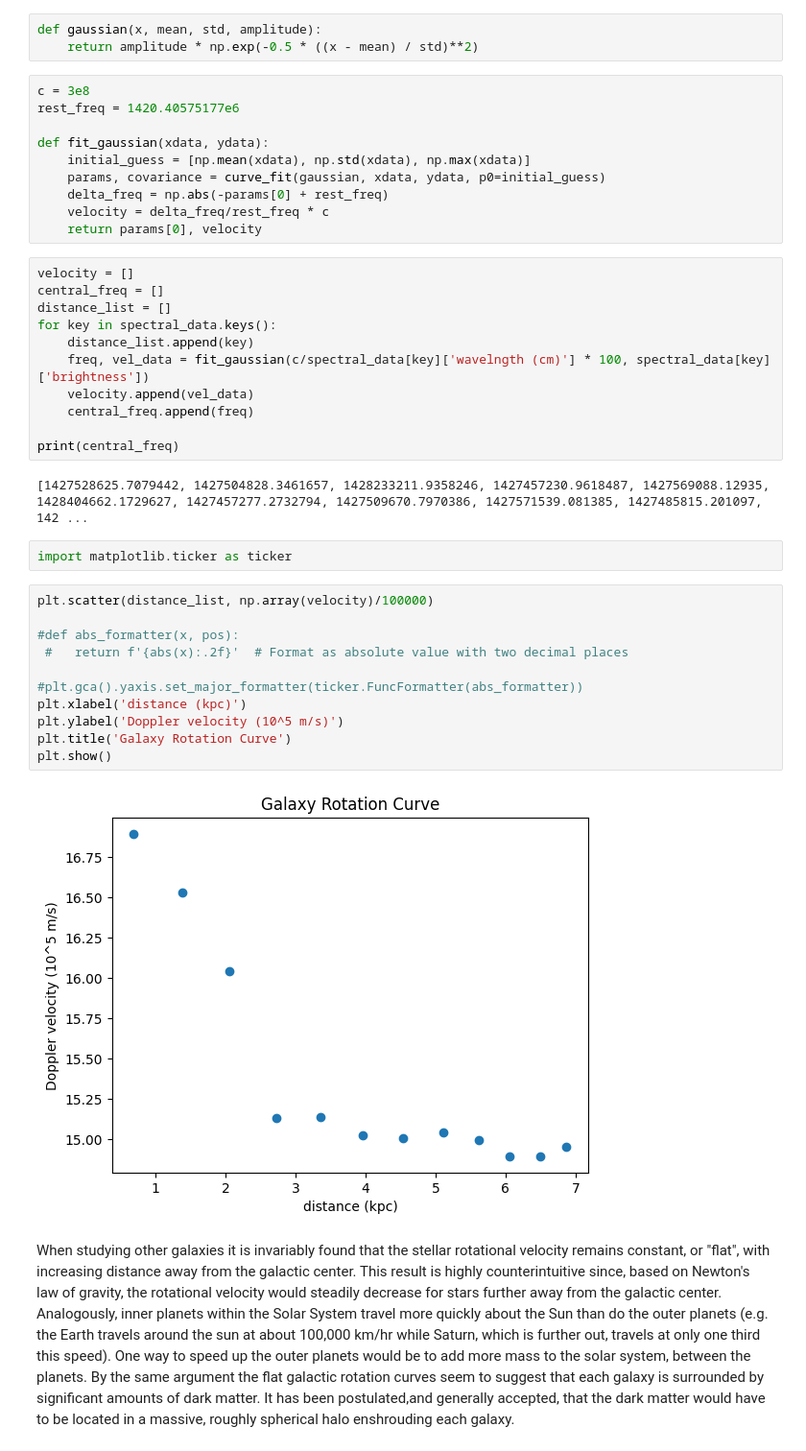
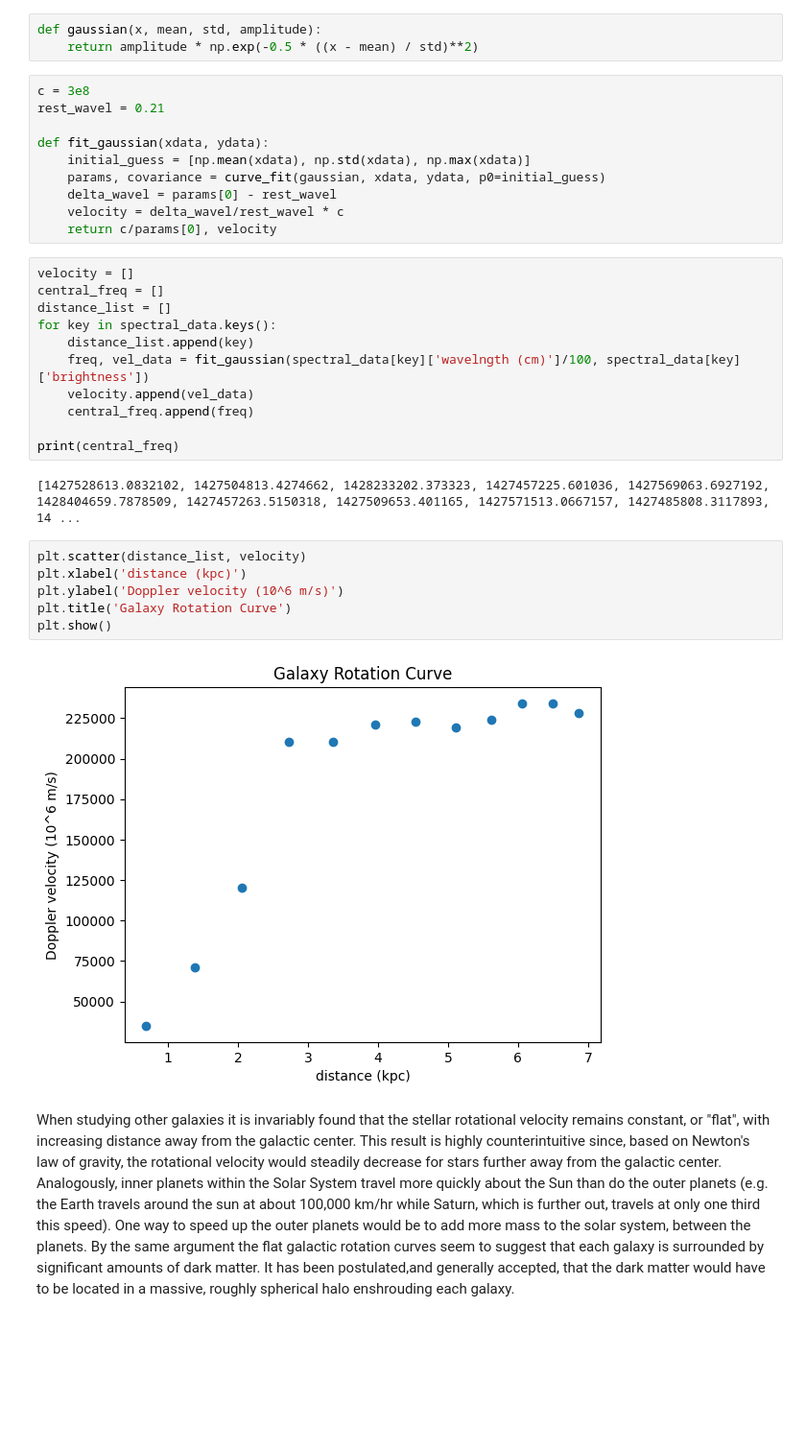
Before and after one commit to Osama-Bin-Lagging/KSP---Radio-Astronomy, a Jupyter notebook: Week 2/Week2.ipynb, the cells around one changed output. Shown at 96% size. Saved outputs shown, nothing was run; the diff lists cells and outputs as text; blank space fills up the shorter version.

```diff
--- a/Week 2/Week2.ipynb
+++ b/Week 2/Week2.ipynb
@@ -90,41 +90,34 @@ def gaussian(x, mean, std, amplitude):
     return amplitude * np.exp(-0.5 * ((x - mean) / std)**2)
 # %%
 c = 3e8
-rest_freq = 1420.40575177e6
+rest_wavel = 0.21
 
 def fit_gaussian(xdata, ydata):
     initial_guess = [np.mean(xdata), np.std(xdata), np.max(xdata)]
     params, covariance = curve_fit(gaussian, xdata, ydata, p0=initial_guess)
-    delta_freq = np.abs(-params[0] + rest_freq)
-    velocity = delta_freq/rest_freq * c
-    return params[0], velocity
+    delta_wavel = params[0] - rest_wavel
+    velocity = delta_wavel/rest_wavel * c
+    return c/params[0], velocity
 # %%
 velocity = []
 central_freq = []
 distance_list = []
 for key in spectral_data.keys():
     distance_list.append(key)
-    freq, vel_data = fit_gaussian(c/spectral_data[key]['wavelngth (cm)'] * 100, spectral_data[key]['brightness'])
+    freq, vel_data = fit_gaussian(spectral_data[key]['wavelngth (cm)']/100, spectral_data[key]['brightness'])
     velocity.append(vel_data)
     central_freq.append(freq)
 
 print(central_freq)
 # %% [output]
-[1427528625.7079442, 1427504828.3461657, 1428233211.9358246, 1427457230.9618487, 1427569088.12935, 1428404662.1729627, 1427457277.2732794, 1427509670.7970386, 1427571539.081385, 1427485815.201097, 142 ...
+[1427528613.0832102, 1427504813.4274662, 1428233202.373323, 1427457225.601036, 1427569063.6927192, 1428404659.7878509, 1427457263.5150318, 1427509653.401165, 1427571513.0667157, 1427485808.3117893, 14 ...
-# %%
-import matplotlib.ticker as ticker
 # %%
-plt.scatter(distance_list, np.array(velocity)/100000)
-
-#def abs_formatter(x, pos):
- #   return f'{abs(x):.2f}'  # Format as absolute value with two decimal places
-
-#plt.gca().yaxis.set_major_formatter(ticker.FuncFormatter(abs_formatter))
+plt.scatter(distance_list, velocity)
 plt.xlabel('distance (kpc)')
-plt.ylabel('Doppler velocity (10^5 m/s)')
+plt.ylabel('Doppler velocity (10^6 m/s)')
 plt.title('Galaxy Rotation Curve')
 plt.show()
 # %% [output]
-[figure, old version]
+[figure, new version]
 # %% [markdown]
 When studying other galaxies it is invariably found that the stellar rotational velocity remains constant, or "flat", with increasing distance away from the galactic center. This result is highly counterintuitive since, based on Newton's law of gravity, the rotational velocity would steadily decrease for stars further away from the galactic center. Analogously, inner planets within the Solar System travel more quickly about the Sun than do the outer planets (e.g. the Earth travels around the sun at about 100,000 km/hr while Saturn, which is further out, travels at only one third this speed). One way to speed up the outer planets would be to add more mass to the solar system, between the planets. By the same argument the flat galactic rotation curves seem to suggest that each galaxy is surrounded by significant amounts of dark matter. It has been postulated,and generally accepted, that the dark matter would have to be located in a massive, roughly spherical halo enshrouding each galaxy.
```
Also changed, not shown: 2 other files.
